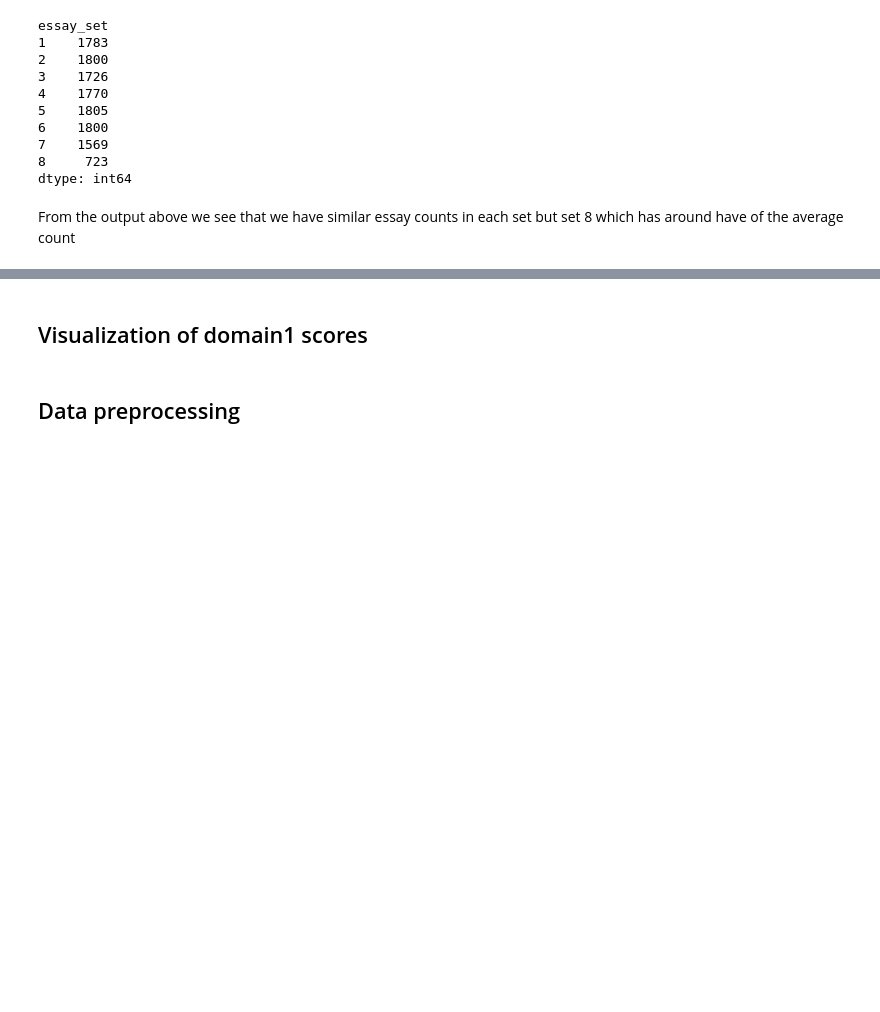
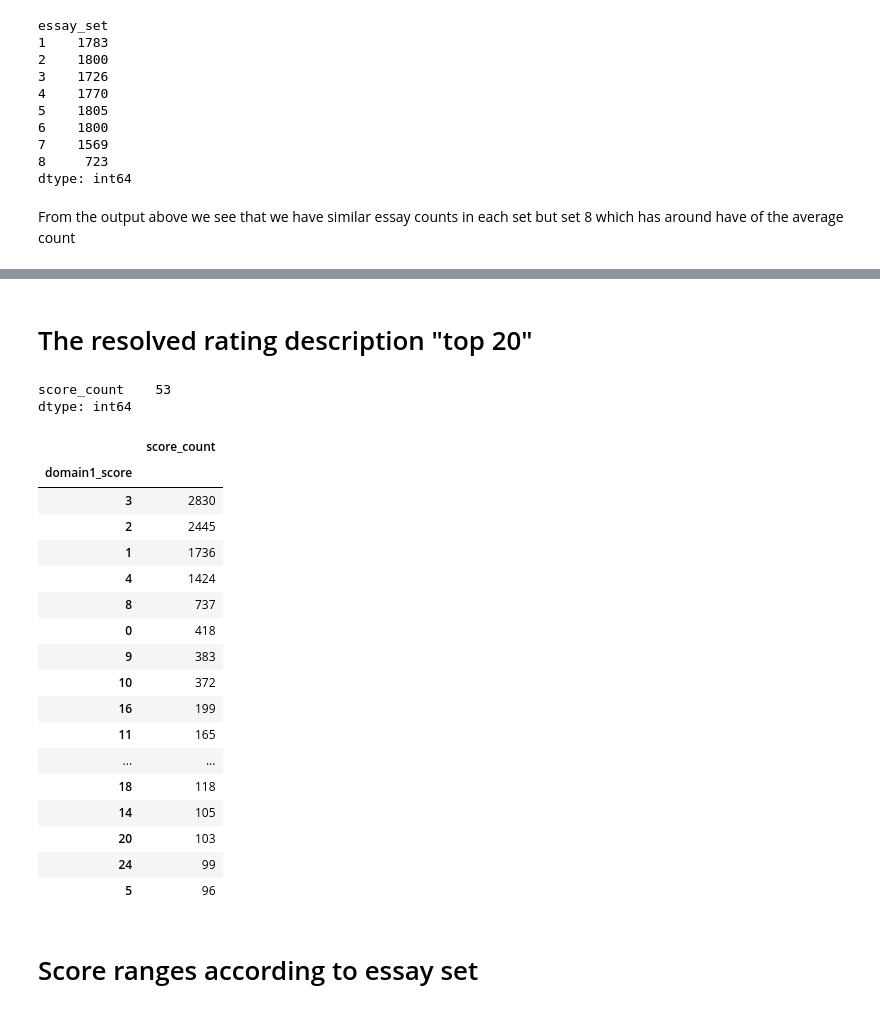
Before and after one commit to hazem-alabiad/automated-essay-grading-system, a Jupyter notebook: main.ipynb, the cells around one changed output, grey strips where cells are left out. Cells and saved outputs as stored; diff of their text form; code cells hidden in the pictures; blank space fills up the shorter version.

```diff
--- a/main.ipynb
+++ b/main.ipynb
@@ -7,0 +25,3 @@ import plotly.graph_objs as go
+# %%
+ENCODING = "ISO-8859-1"
+LSTM_PREDICTIONS = "LSTM_pred.pickle"
@@ -10,6 +100,6 @@ import plotly.graph_objs as go
 # %%
-train_df = pd.read_table("training_set_rel3.tsv", encoding="ISO-8859-1")
-train_df.head()
+essay_df = pd.read_table("training_set_rel3.tsv", encoding=ENCODING)
+essay_df.head()
 # %% [output]
 |  | essay_id | essay_set | essay | rater1_domain1 | rater2_domain1 | rater3_domain1 | domain1_score | ... |
 | 0 | 1 | 1 | Dear local newspaper, I think eff... | 4 | 4 | NaN | 8 | ... |
@@ -90,8 +173,9 @@ rater3_trait5     12848
 rater3_trait6     12848
 dtype: int64
 # %%
-train_df.dropna(axis=1, inplace=True)
-train_df.info()
+essay_df.dropna(axis=1, inplace=True)
+essay_df.drop(["rater1_domain1", "rater2_domain1"], axis=1, inplace=True)
+essay_df.info()
 # %% [output]
 <class 'pandas.core.frame.DataFrame'>
 RangeIndex: 12976 entries, 0 to 12975
@@ -243,2 +221,0 @@ essay_set_pie.show("svg")
-# %% [markdown]
-## Visualization of domain1 scores
@@ -250,2 +222,29 @@ domain1_score_pie.show("svg")
-# %% [markdown]
-## Data preprocessing
+# %% [markdown]
+# The resolved rating description "top 20"
+# %%
+resolvedRate_count_df = pd.DataFrame(essay_df.groupby("domain1_score").size(), columns= ["score_count"]).sort_values(by=["score_count"], ascending=False)
+print(resolvedRate_count_df.count())
+resolvedRate_count_df.head(20)
+# %% [output]
+score_count    53
+dtype: int64
+|  | score_count |
+| domain1_score |  |
+| 3 | 2830 |
+| 2 | 2445 |
+| 1 | 1736 |
+| 4 | 1424 |
+| 8 | 737 |
+| 0 | 418 |
+| 9 | 383 |
+| 10 | 372 |
+| 16 | 199 |
+| 11 | 165 |
+| ... | ... |
+| 18 | 118 |
+| 14 | 105 |
+| 20 | 103 |
+| 24 | 99 |
+| 5 | 96 |
+# %% [markdown]
+# Score ranges according to essay set
```
Also changed, not shown: parts of 55 cells of this notebook, 12 other files.
